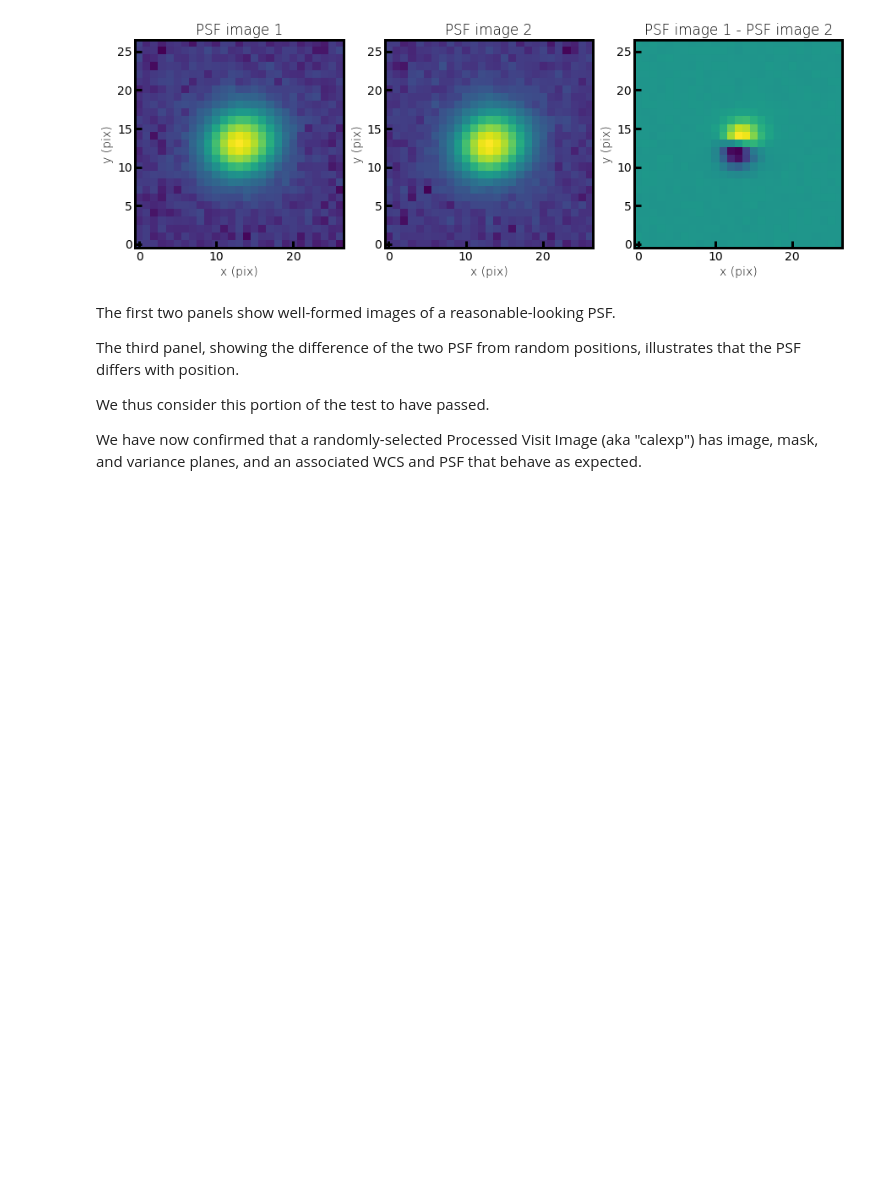
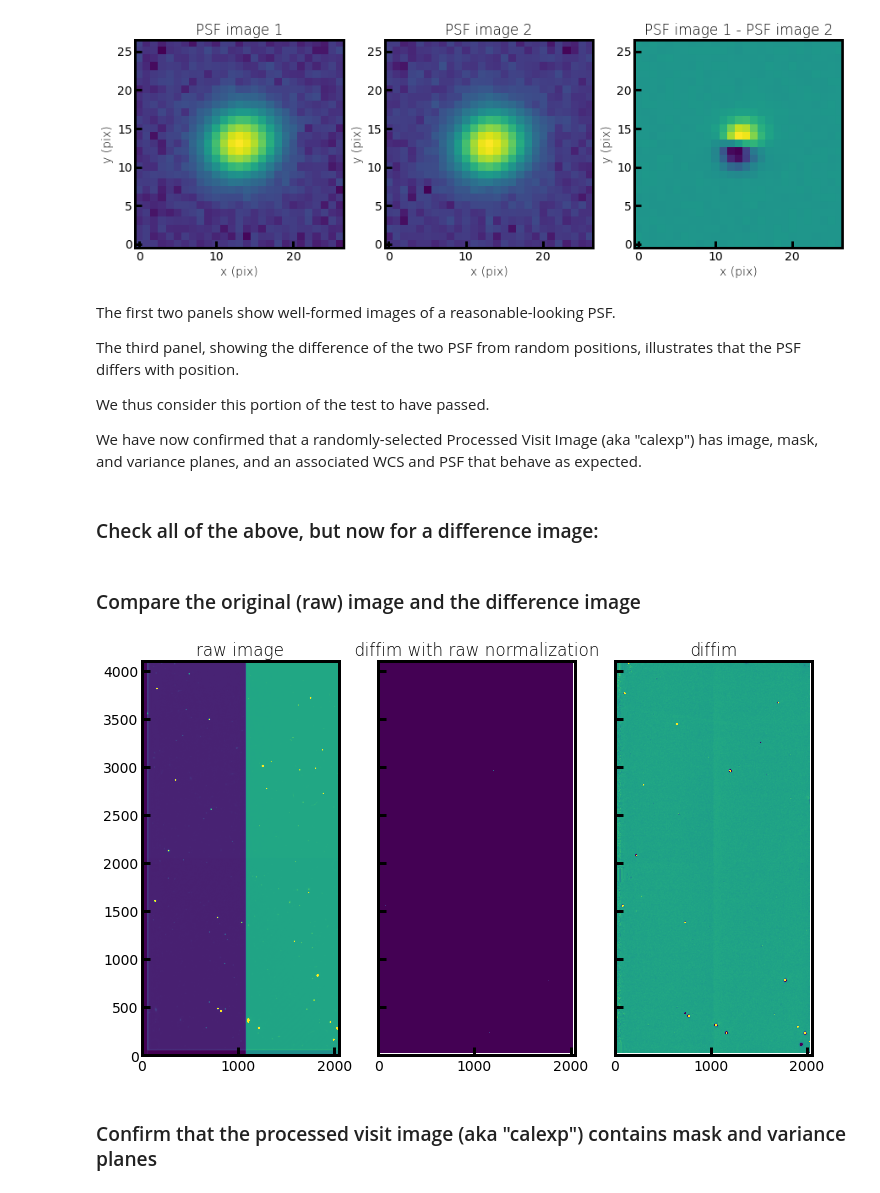
Before and after one commit to lsst-dm/DMTR-261, a Jupyter notebook: executions/LVV-T38_T42/test_LVV-T38_42.ipynb, the cells around one changed output. Cells and saved outputs as stored; diff of their text form; code cells hidden in the pictures; blank space fills up the shorter version.

Commit message:
Add analysis of difference images in LVV-T38_42.

```diff
--- a/executions/LVV-T38_T42/test_LVV-T38_42.ipynb
+++ b/executions/LVV-T38_T42/test_LVV-T38_42.ipynb
@@ -248,3 +249,34 @@ The third panel, showing the difference of the two PSF from random positions, il
 We thus consider this portion of the test to have passed.
 
 We have now confirmed that a randomly-selected Processed Visit Image (aka "calexp") has image, mask, and variance planes, and an associated WCS and PSF that behave as expected.
+# %% [markdown]
+### Check all of the above, but now for a difference image:
+# %%
+# Load the difference image
+diffexp = butler.get('deepDiff_differenceExp', **dataId)
+# %%
+# Extract the images and normalize them:
+im = diffexp.image.array
+
+# Create an ImageNormalize object
+norm = ImageNormalize(im, interval=ZScaleInterval(),
+                      stretch=LinearStretch())
+# %% [markdown]
+### Compare the original (raw) image and the difference image
+# %%
+ncols = 3
+nrows = 1
+f, ax = plt.subplots(nrows=int(np.ceil(nrows)), ncols=int(ncols), sharey=True, sharex=True, figsize=(12,10))
+axs = ax.flatten()
+
+axs[0].imshow(rawim, norm=rawnorm, origin='lower')
+axs[0].set_title('raw image')
+axs[1].imshow(im, norm=rawnorm, origin='lower')
+axs[1].set_title('diffim with raw normalization')
+axs[2].imshow(im, norm=norm, origin='lower')
+axs[2].set_title('diffim')
+plt.show()
+# %% [output]
+[figure, added]
+# %% [markdown]
+### Confirm that the processed visit image (aka "calexp") contains mask and variance planes
```
Also changed, not shown: parts of 16 cells of this notebook.
